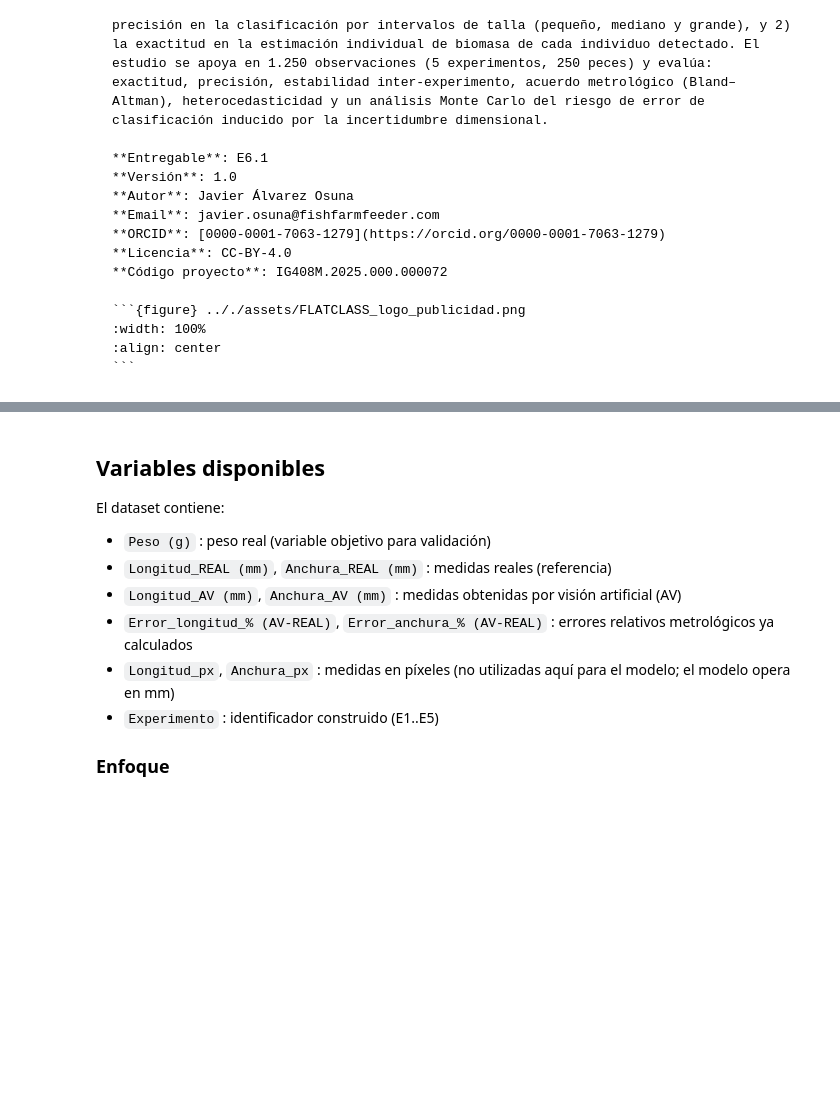
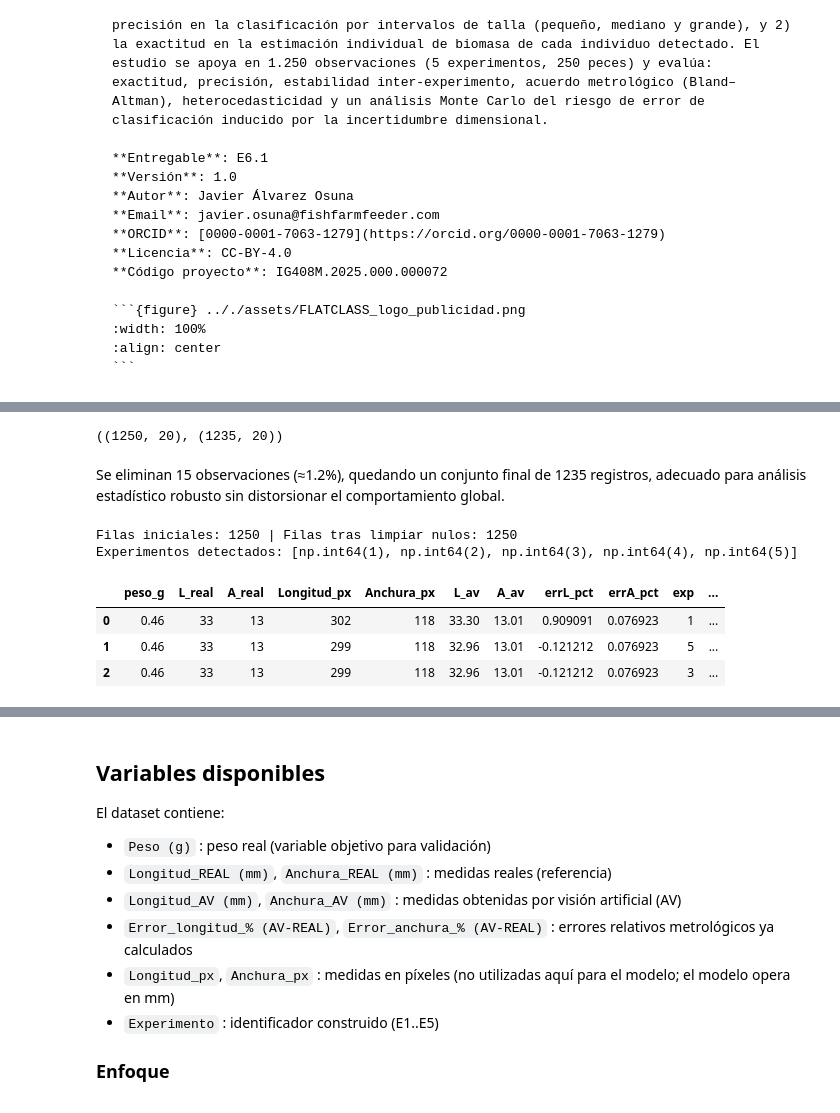
Before and after one commit to jalosu/FLATCLASS, a Jupyter notebook: content/06/Validacion.ipynb, the cells around one changed output, grey strips where cells are left out. Saved outputs shown, nothing was run; the diff lists cells and outputs as text; code cells hidden in the pictures; blank space fills up the shorter version.

```diff
--- a/content/06/Validacion.ipynb
+++ b/content/06/Validacion.ipynb
@@ -61,6 +166,62 @@ pd.set_option("display.width", 140)
+# %%
+def mad_z(x):
+    med = np.median(x)
+    mad = np.median(np.abs(x - med))
+    return 0.6745 * (x - med) / mad if mad > 0 else np.zeros_like(x)
+
+df["err_abs_L"] = df["L_av"] - df["L_real"]
+df["err_abs_A"] = df["A_av"] - df["A_real"]
+df["err_abs_P"] = df["peso_pred"] - df["peso_g"]
+
+df["z_L"] = mad_z(df["err_abs_L"])
+df["z_A"] = mad_z(df["err_abs_A"])
+df["z_P"] = mad_z(df["err_abs_P"])
+
+df["outlier"] = (abs(df["z_L"]) > 5) | (abs(df["z_A"]) > 5) | (abs(df["z_P"]) > 5)
+
+df_clean = df[~df["outlier"]].copy()
+df.shape, df_clean.shape
+# %% [output]
+((1250, 20), (1235, 20))
+# %% [markdown]
+Se eliminan 15 observaciones (≈1.2%), quedando un conjunto final de 1235 registros,
+adecuado para análisis estadístico robusto sin distorsionar el comportamiento global.
 # %%
-# --- Carga del dataset ---
-path = "Datos_experimentos_lenguado.xlsx"
-df = pd.read_excel(path)
+# =========================
+# 1) Carga y preprocesado
+# =========================
+df = pd.read_excel(DATA_PATH)
 
-df.shape, df.columns.tolist()
+# Validación de columnas
+missing = [c for c in COLS.values() if c not in df.columns]
+if missing:
+    raise ValueError(f"Faltan columnas requeridas: {missing}")
+
+# Forzar tipos numéricos
+for c in COLS.values():
+    df[c] = pd.to_numeric(df[c], errors="coerce")
+
+# Eliminar filas con datos incompletos
+n0 = len(df)
+df = df.dropna(subset=list(COLS.values())).copy()
+n1 = len(df)
+
+# Residuales (visión - real) y errores absolutos
+df["errL_mm"] = df[COLS["L_av"]] - df[COLS["L_real"]]
+df["errA_mm"] = df[COLS["A_av"]] - df[COLS["A_real"]]
+df["errW_g"]  = df[COLS["peso_pred"]] - df[COLS["peso_real"]]
+
+df["abs_errL_mm"] = df["errL_mm"].abs()
+df["abs_errA_mm"] = df["errA_mm"].abs()
+df["abs_errW_g"]  = df["errW_g"].abs()
+
+print(f"Filas iniciales: {n0} | Filas tras limpiar nulos: {n1}")
+print("Experimentos detectados:", sorted(df[COLS["exp"]].unique()))
+df.head(3)
+# %% [output]
+Filas iniciales: 1250 | Filas tras limpiar nulos: 1250
+Experimentos detectados: [np.int64(1), np.int64(2), np.int64(3), np.int64(4), np.int64(5)]
+|  | peso_g | L_real | A_real | Longitud_px | Anchura_px | L_av | A_av | errL_pct | errA_pct | exp | ... |
+| 0 | 0.46 | 33 | 13 | 302 | 118 | 33.30 | 13.01 | 0.909091 | 0.076923 | 1 | ... |
+| 1 | 0.46 | 33 | 13 | 299 | 118 | 32.96 | 13.01 | -0.121212 | 0.076923 | 5 | ... |
+| 2 | 0.46 | 33 | 13 | 299 | 118 | 32.96 | 13.01 | -0.121212 | 0.076923 | 3 | ... |
```
Also changed, not shown: parts of 11 cells of this notebook, 4 other files.
